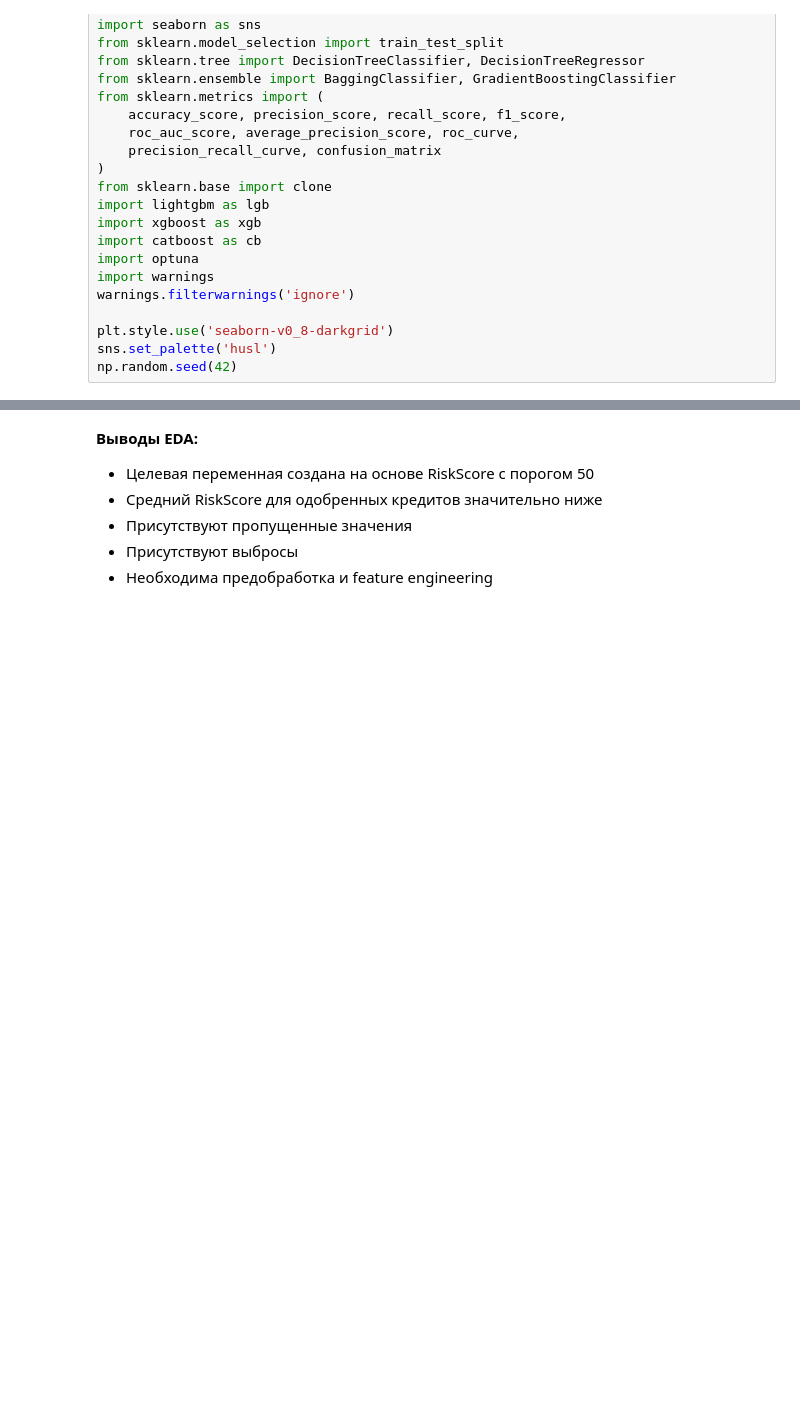
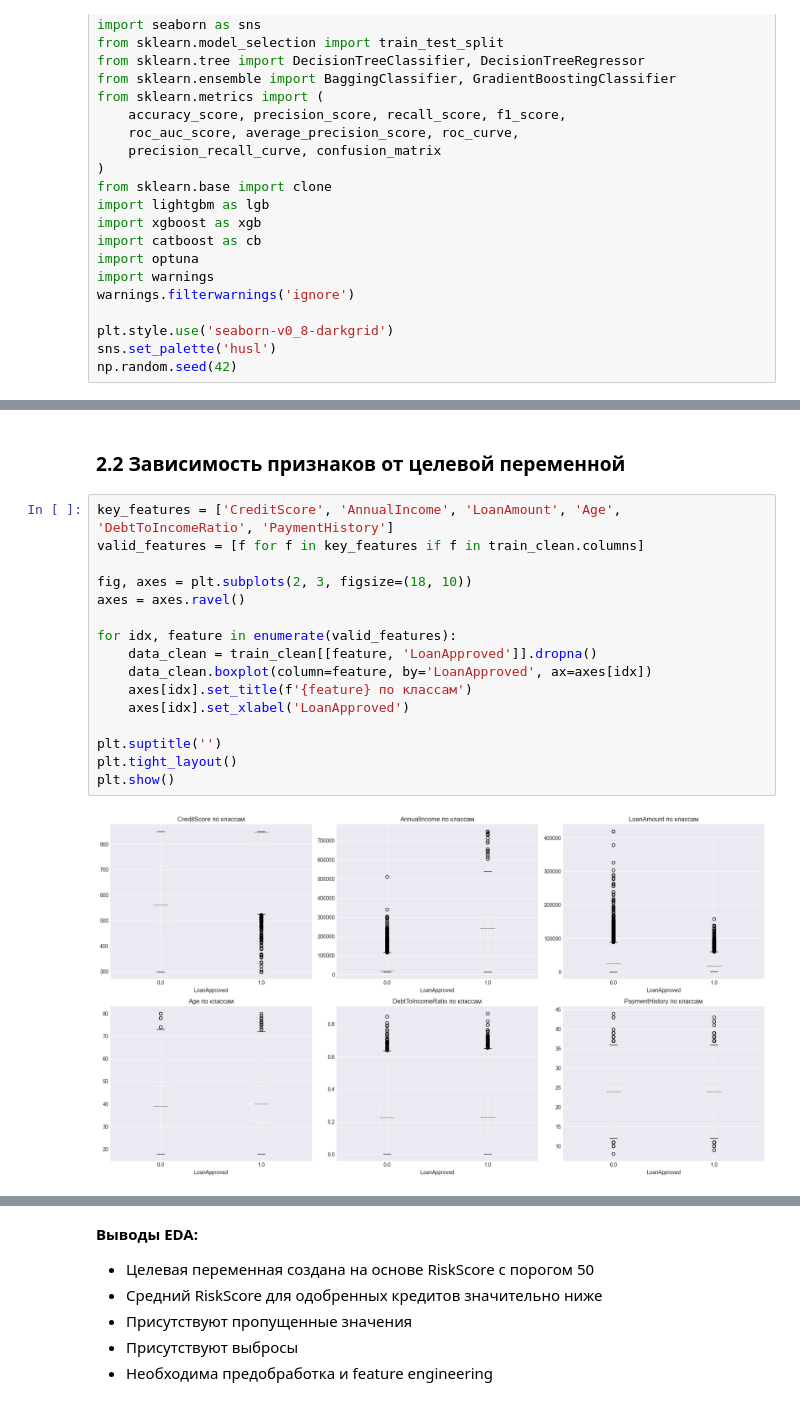
Before and after one commit to NikitaKoros/ml-5-sem, a Jupyter notebook: lab2/lab2.ipynb, the cells around one changed output, grey strips where cells are left out. Cells and saved outputs as stored; diff of their text form; blank space fills up the shorter version.

```diff
--- a/lab2/lab2.ipynb
+++ b/lab2/lab2.ipynb
@@ -33 +82,21 @@ np.random.seed(42)
+# %% [markdown]
+### 2.2 Зависимость признаков от целевой переменной
+# %%
+key_features = ['CreditScore', 'AnnualIncome', 'LoanAmount', 'Age', 'DebtToIncomeRatio', 'PaymentHistory']
+valid_features = [f for f in key_features if f in train_clean.columns]
+
+fig, axes = plt.subplots(2, 3, figsize=(18, 10))
+axes = axes.ravel()
+
+for idx, feature in enumerate(valid_features):
+    data_clean = train_clean[[feature, 'LoanApproved']].dropna()
+    data_clean.boxplot(column=feature, by='LoanApproved', ax=axes[idx])
+    axes[idx].set_title(f'{feature} по классам')
+    axes[idx].set_xlabel('LoanApproved')
+
+plt.suptitle('')
+plt.tight_layout()
+plt.show()
+# %% [output]
+[figure, added]
 # %% [markdown]
```
Also changed, not shown: parts of 46 cells of this notebook, 9 other files.
